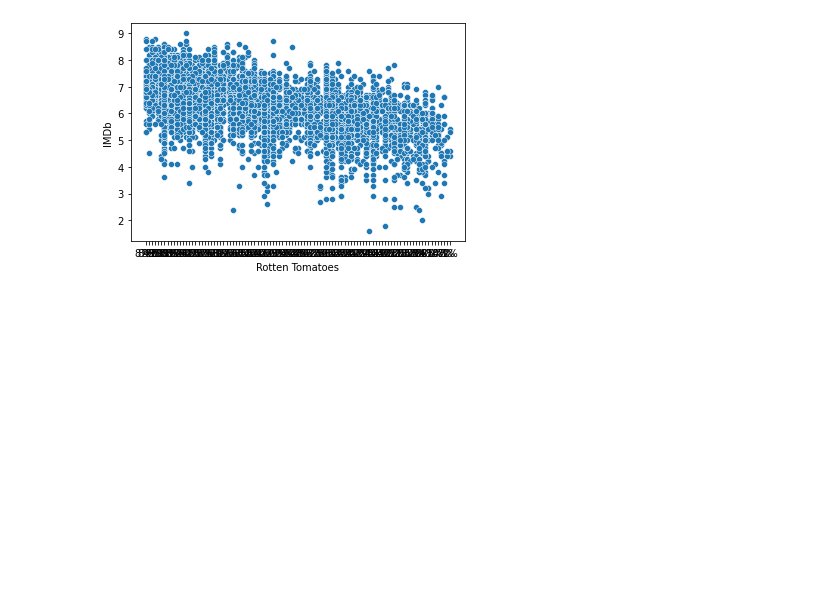
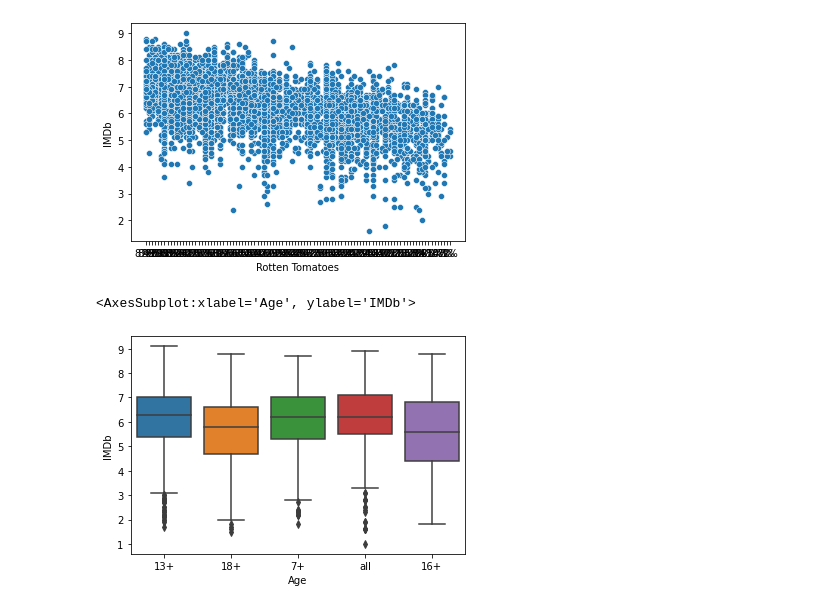
Before and after one commit to BenParky1/Python_Course, a Jupyter notebook: 4.1.9_Plotting_Graphs.ipynb, the cells around one changed output. Saved outputs shown, nothing was run; the diff lists cells and outputs as text; code cells hidden in the pictures; blank space fills up the shorter version.

```diff
--- a/4.1.9_Plotting_Graphs.ipynb
+++ b/4.1.9_Plotting_Graphs.ipynb
@@ -63,3 +63,9 @@ sns.scatterplot(x='Rotten Tomatoes',y='IMDb', data=movies_ott)
 # %% [output]
 <AxesSubplot:xlabel='Rotten Tomatoes', ylabel='IMDb'>
 [figure]
+# %%
+# Create a box plot of age vs IMDb to check for outliers
+sns.boxplot(data=movies_ott, x='Age', y='IMDb')
+# %% [output]
+<AxesSubplot:xlabel='Age', ylabel='IMDb'>
+[figure, added]
```
Also changed, not shown: parts of 8 cells of this notebook, 1 other file.
